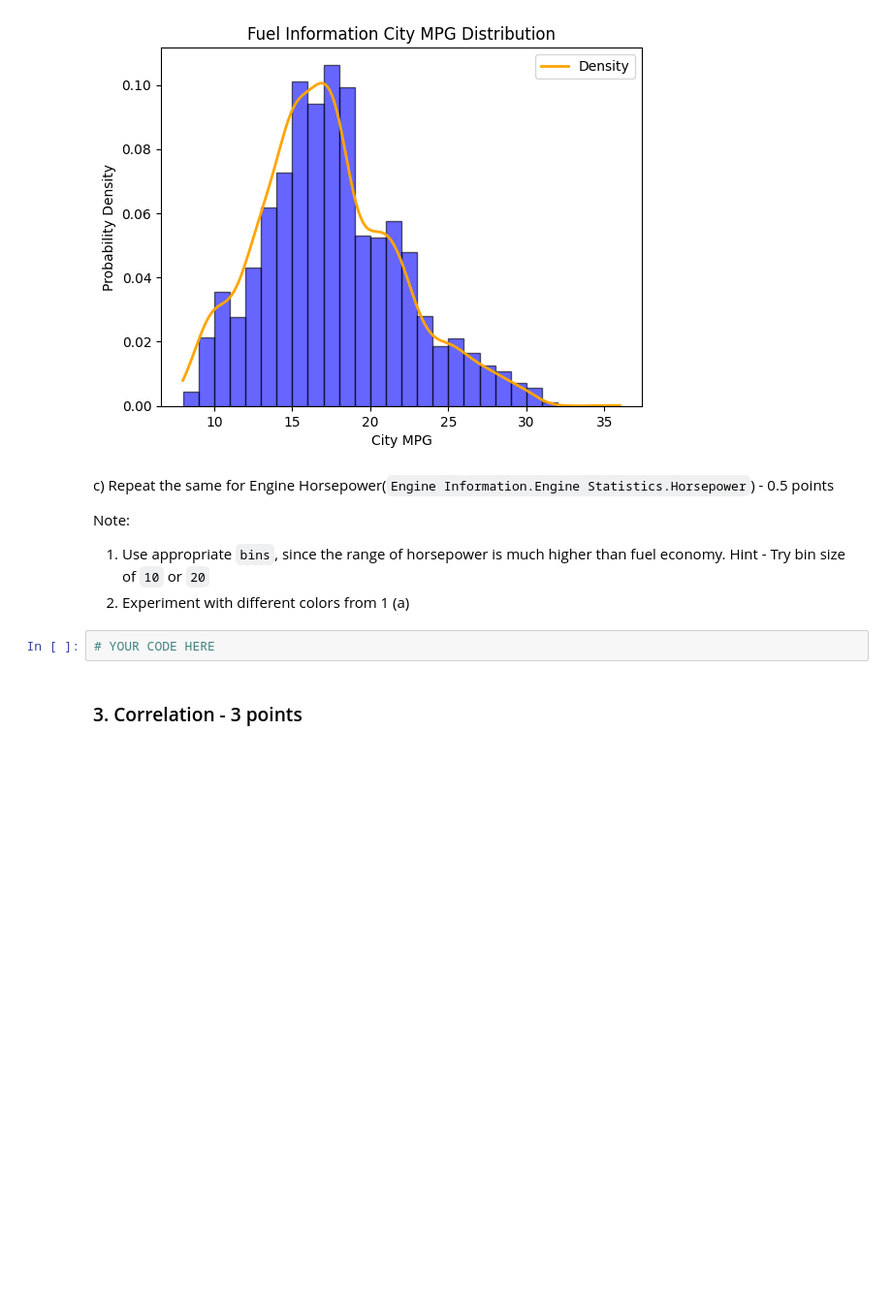
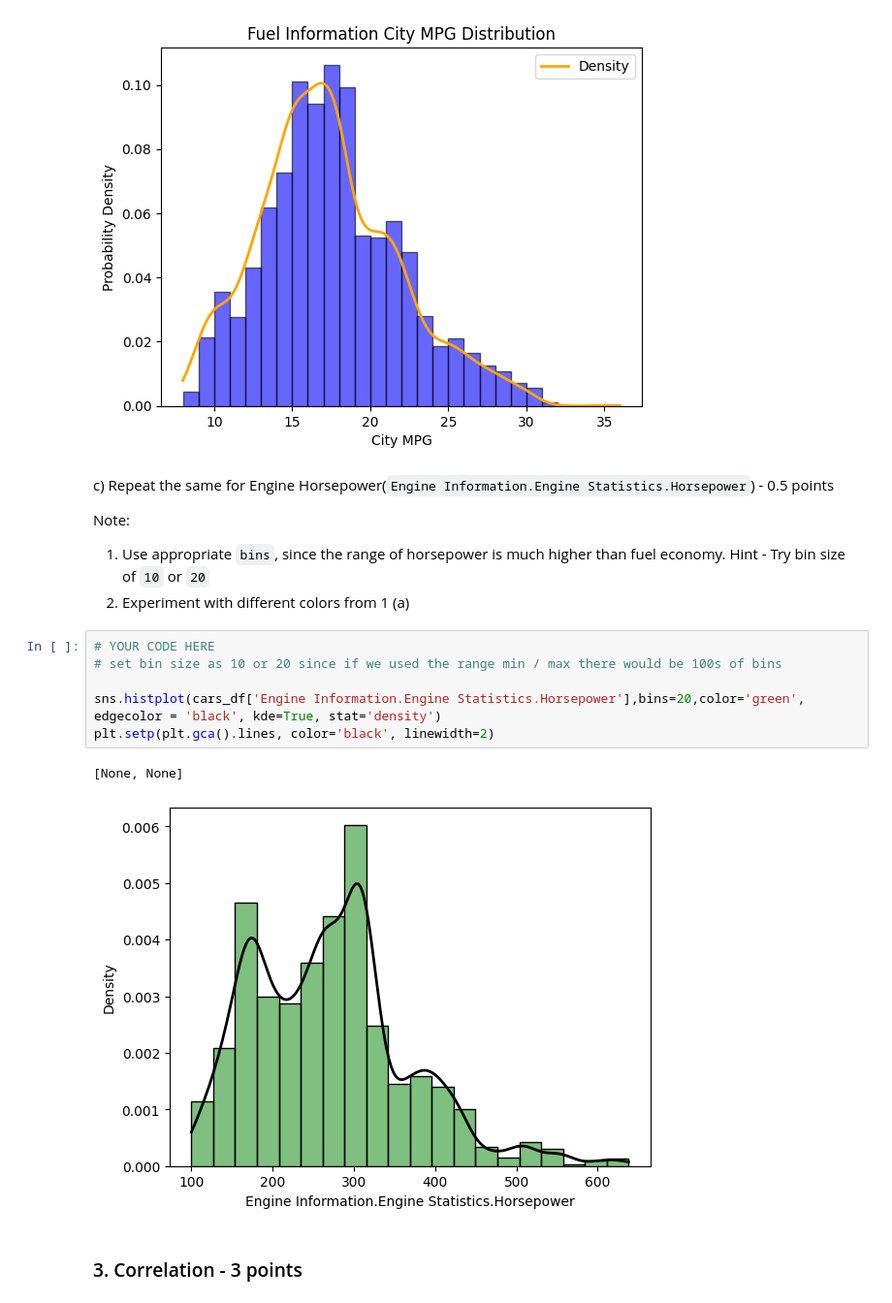
Before and after one commit to kiah-ucsd/DES200, a Jupyter notebook: HW3.ipynb, the cells around one changed output. Shown at 97% size. Drawn from its saved outputs; the diff is of its cells as text; blank space fills up the shorter version.

```diff
--- a/HW3.ipynb
+++ b/HW3.ipynb
@@ -280,8 +282,15 @@ Note:
 
 1. Use appropriate `bins`, since the range of horsepower is much higher than fuel economy. Hint - Try bin size of `10` or `20`
 2. Experiment with different colors from 1 (a)
-# %%
-# YOUR CODE HERE
+# %%
+# YOUR CODE HERE
+# set bin size as 10 or 20 since if we used the range min / max there would be 100s of bins
+
+sns.histplot(cars_df['Engine Information.Engine Statistics.Horsepower'],bins=20,color='green', edgecolor = 'black', kde=True, stat='density')
+plt.setp(plt.gca().lines, color='black', linewidth=2)
+# %% [output]
+[None, None]
+[figure, added]
 # %% [markdown]
 ### 3. Correlation - 3 points
 # %% [markdown]
```
Also changed, not shown: parts of 1 cell of this notebook.
